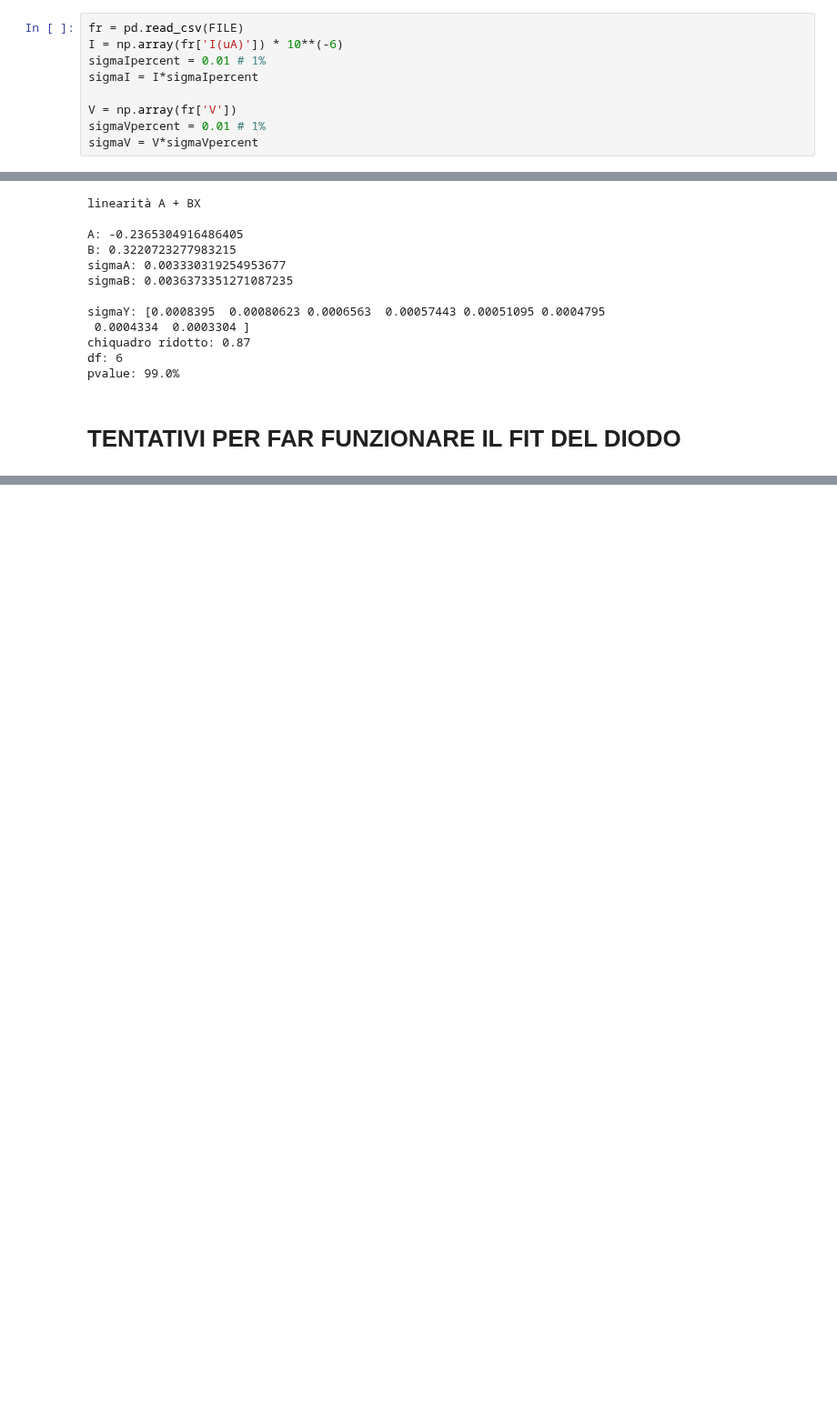
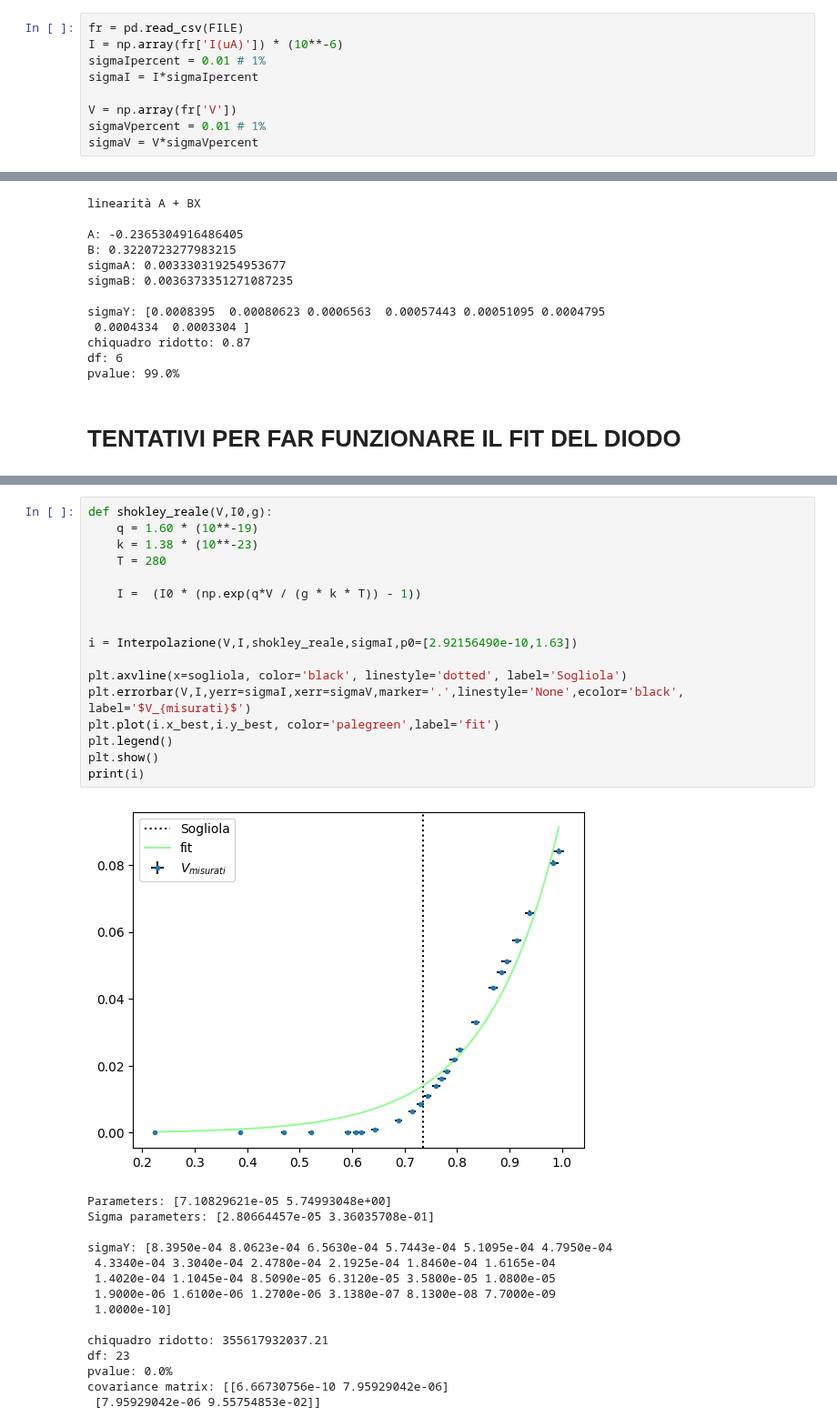
Before and after one commit to CarminatiGiovanni/LaboratorioFisica2, a Jupyter notebook: 20240307circuiti1/diodo.ipynb, the cells around one changed output, grey strips where cells are left out. Shown at 91% size. Drawn from its saved outputs; the diff is of its cells as text; blank space fills up the shorter version.

```diff
--- a/20240307circuiti1/diodo.ipynb
+++ b/20240307circuiti1/diodo.ipynb
@@ -12,7 +12,7 @@ FILE = dir_path + '/data/' + 'soglia_diodo_decrescente.csv'
 from interpolazione import RettaInterpolata, Interpolazione, final_val
 # %%
 fr = pd.read_csv(FILE)
-I = np.array(fr['I(uA)']) * 10**(-6)
+I = np.array(fr['I(uA)']) * (10**-6)
 sigmaIpercent = 0.01 # 1%
 sigmaI = I*sigmaIpercent
 
@@ -105,3 +100,36 @@ pvalue: 99.0%
+# %%
+def shokley_reale(V,I0,g):
+    q = 1.60 * (10**-19)
+    k = 1.38 * (10**-23)
+    T = 280
+
+    I =  (I0 * (np.exp(q*V / (g * k * T)) - 1))
+
+
+i = Interpolazione(V,I,shokley_reale,sigmaI,p0=[2.92156490e-10,1.63])
+
+plt.axvline(x=sogliola, color='black', linestyle='dotted', label='Sogliola')
+plt.errorbar(V,I,yerr=sigmaI,xerr=sigmaV,marker='.',linestyle='None',ecolor='black', label='$V_{misurati}$')
+plt.plot(i.x_best,i.y_best, color='palegreen',label='fit')
+plt.legend()
+plt.show()
+print(i)
+# %% [output]
+[figure, added]
+Parameters: [7.10829621e-05 5.74993048e+00]
+Sigma parameters: [2.80664457e-05 3.36035708e-01]
+
+sigmaY: [8.3950e-04 8.0623e-04 6.5630e-04 5.7443e-04 5.1095e-04 4.7950e-04
+ 4.3340e-04 3.3040e-04 2.4780e-04 2.1925e-04 1.8460e-04 1.6165e-04
+ 1.4020e-04 1.1045e-04 8.5090e-05 6.3120e-05 3.5800e-05 1.0800e-05
+ 1.9000e-06 1.6100e-06 1.2700e-06 3.1380e-07 8.1300e-08 7.7000e-09
+ 1.0000e-10]
+
+chiquadro ridotto: 355617932037.21
+df: 23
+pvalue: 0.0%
+covariance matrix: [[6.66730756e-10 7.95929042e-06]
+ [7.95929042e-06 9.55754853e-02]]
 # %%
 # VALUTAZIONE AL DI SOTTO DEL VALORE DI SOGLIA
 Vd = V[np.where(V < sogliola)]
```
Also changed, not shown: parts of 6 cells of this notebook.
